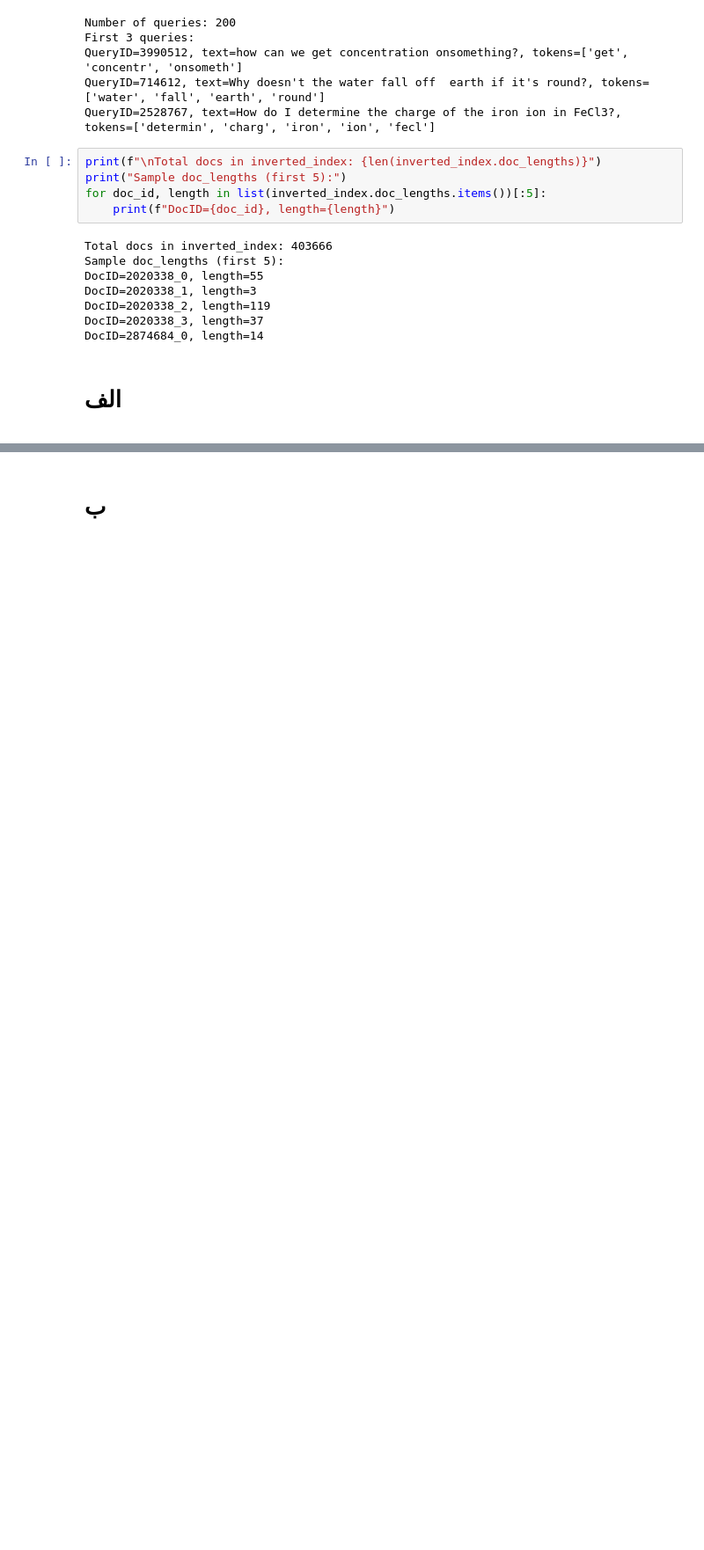
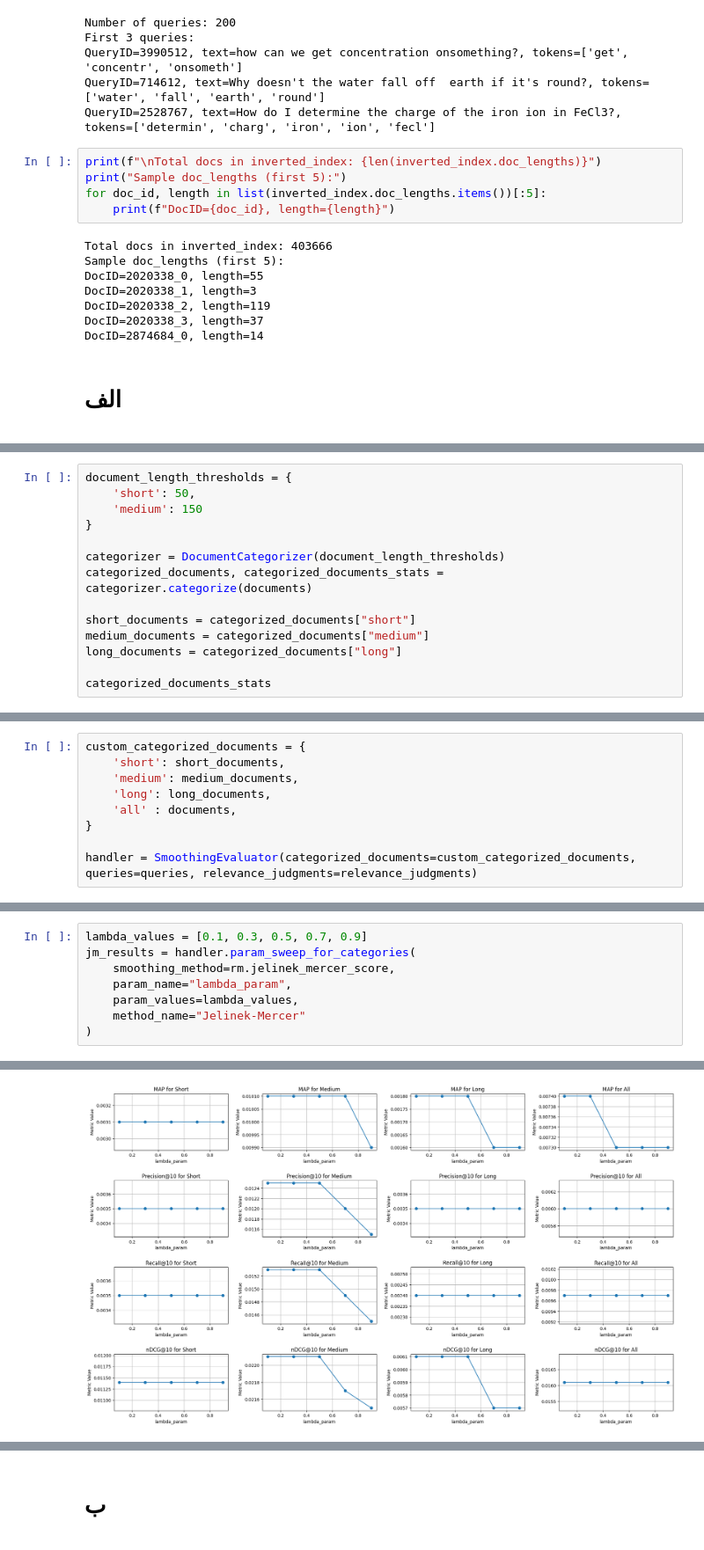
Before and after one commit to roz-pnv/IIR, a Jupyter notebook: IIR-CA2-220107046/code/IIR_CA2_code_220701046.ipynb, the cells around one changed output, grey strips where cells are left out. Shown at 88% size. Drawn from its saved outputs; the diff is of its cells as text; blank space fills up the shorter version.

```diff
--- a/IIR-CA2-220107046/code/IIR_CA2_code_220701046.ipynb
+++ b/IIR-CA2-220107046/code/IIR_CA2_code_220701046.ipynb
@@ -231,0 +294,14 @@ print(summary_df)
+# %%
+document_length_thresholds = {
+    'short': 50,
+    'medium': 150
+}
+
+categorizer = DocumentCategorizer(document_length_thresholds)
+categorized_documents, categorized_documents_stats = categorizer.categorize(documents)
+
+short_documents = categorized_documents["short"]
+medium_documents = categorized_documents["medium"]
+long_documents = categorized_documents["long"]
+
+categorized_documents_stats
@@ -231,0 +447,9 @@ print(summary_df)
+# %%
+custom_categorized_documents = {
+    'short': short_documents,
+    'medium': medium_documents,
+    'long': long_documents,
+    'all' : documents,
+}
+
+handler = SmoothingEvaluator(categorized_documents=custom_categorized_documents, queries=queries, relevance_judgments=relevance_judgments)
@@ -231,0 +521,9 @@ print(summary_df)
+# %%
+lambda_values = [0.1, 0.3, 0.5, 0.7, 0.9]
+jm_results = handler.param_sweep_for_categories(
+    smoothing_method=rm.jelinek_mercer_score,
+    param_name="lambda_param",
+    param_values=lambda_values,
+    method_name="Jelinek-Mercer"
+)
+# %% [output]
@@ -231,0 +547 @@ print(summary_df)
+[figure, added]
```
Also changed, not shown: parts of 49 cells of this notebook, 1 other file.
